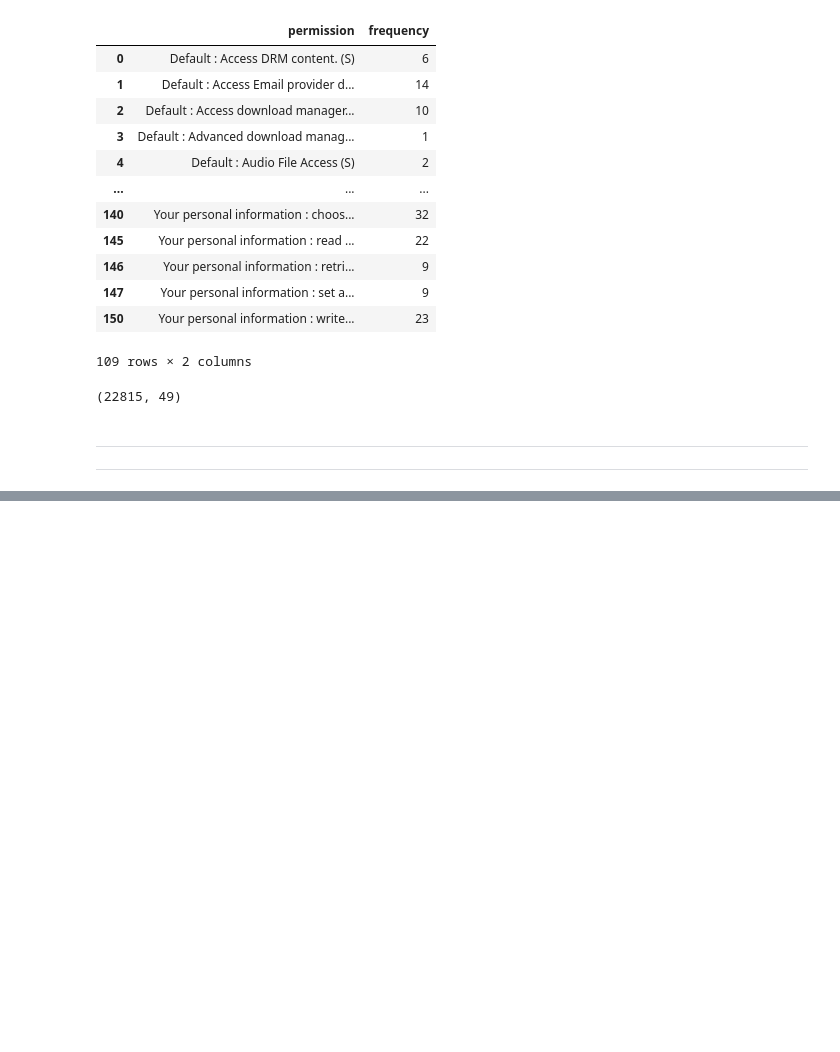
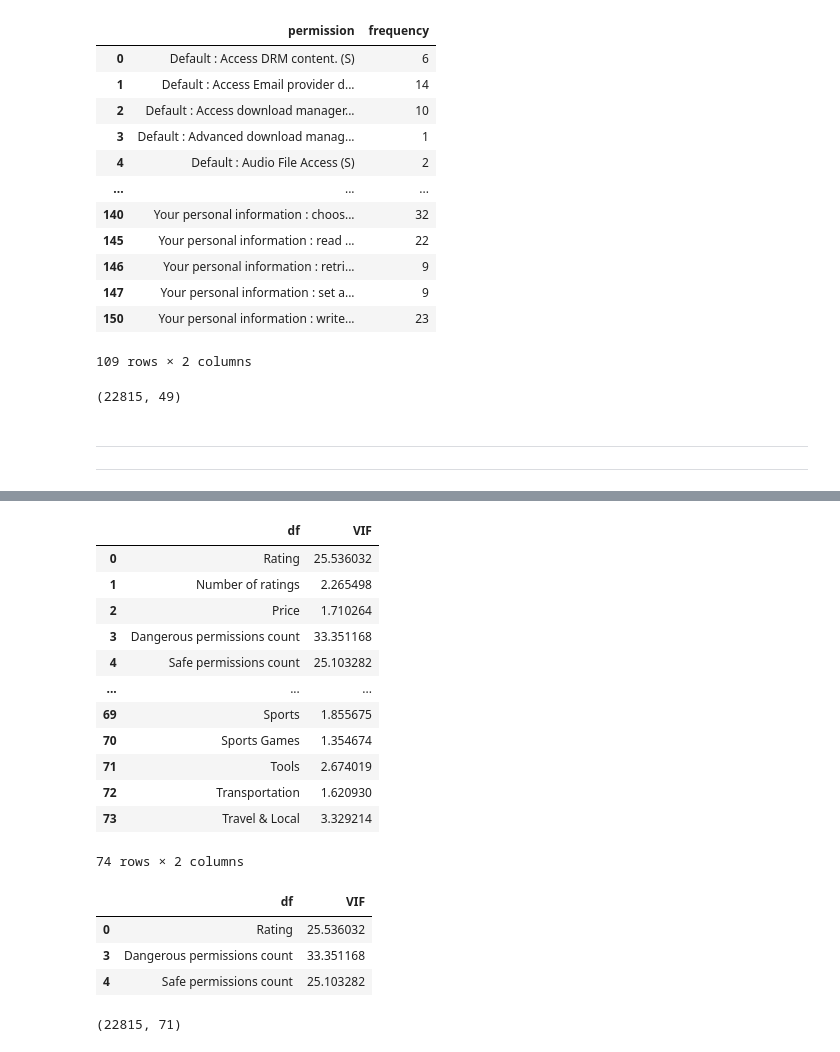
Before and after one commit to kunalNbadgujar/ANDROID-AUTHENTICITY-PREDICTION, a Jupyter notebook: team_ANDROID_AUTHENTICITY_PREDICTION.ipynb, the cells around one changed output, grey strips where cells are left out. Drawn from its saved outputs; the diff is of its cells as text; code cells hidden in the pictures; blank space fills up the shorter version.

```diff
--- a/team_ANDROID_AUTHENTICITY_PREDICTION.ipynb
+++ b/team_ANDROID_AUTHENTICITY_PREDICTION.ipynb
@@ -1044,0 +1141,10 @@ df.shape
+# %%
+def correlation(dataset,threshold):
+  col_corr = []
+  corr_matrix = dataset.corr()
+  for i in range(len(corr_matrix.columns)):
+    for j in range(i):
+      if abs(corr_matrix.iloc[j,i])>threshold:
+        col_name = corr_matrix.columns[i]
+        col_corr.append(col_name)
+  return col_corr
@@ -1044,0 +1183,22 @@ df.shape
+# %%
+def VIF_col(dataset):
+  vif_df = pd.DataFrame()
+  vif_df['df'] = dataset.columns
+  vif_df['VIF'] = [variance_inflation_factor(dataset.values,i) for i in range(dataset.shape[1])]
+  return vif_df
+# %%
+VIF_col(df)
+# %% [output]
+|  | df | VIF |
+| 0 | Rating | 25.536032 |
+| 1 | Number of ratings | 2.265498 |
+| 2 | Price | 1.710264 |
+| 3 | Dangerous permissions count | 33.351168 |
+| 4 | Safe permissions count | 25.103282 |
+| ... | ... | ... |
+| 69 | Sports | 1.855675 |
+| 70 | Sports Games | 1.354674 |
+| 71 | Tools | 2.674019 |
+| 72 | Transportation | 1.620930 |
+| 73 | Travel & Local | 3.329214 |
+74 rows × 2 columns
@@ -1044,0 +1209,7 @@ df.shape
+# %%
+High_VIF
+# %% [output]
+|  | df | VIF |
+| 0 | Rating | 25.536032 |
+| 3 | Dangerous permissions count | 33.351168 |
+| 4 | Safe permissions count | 25.103282 |
@@ -1044,0 +1219,4 @@ df.shape
+# %%
+df.shape
+# %% [output]
+(22815, 71)
```
Also changed, not shown: parts of 33 cells of this notebook.
